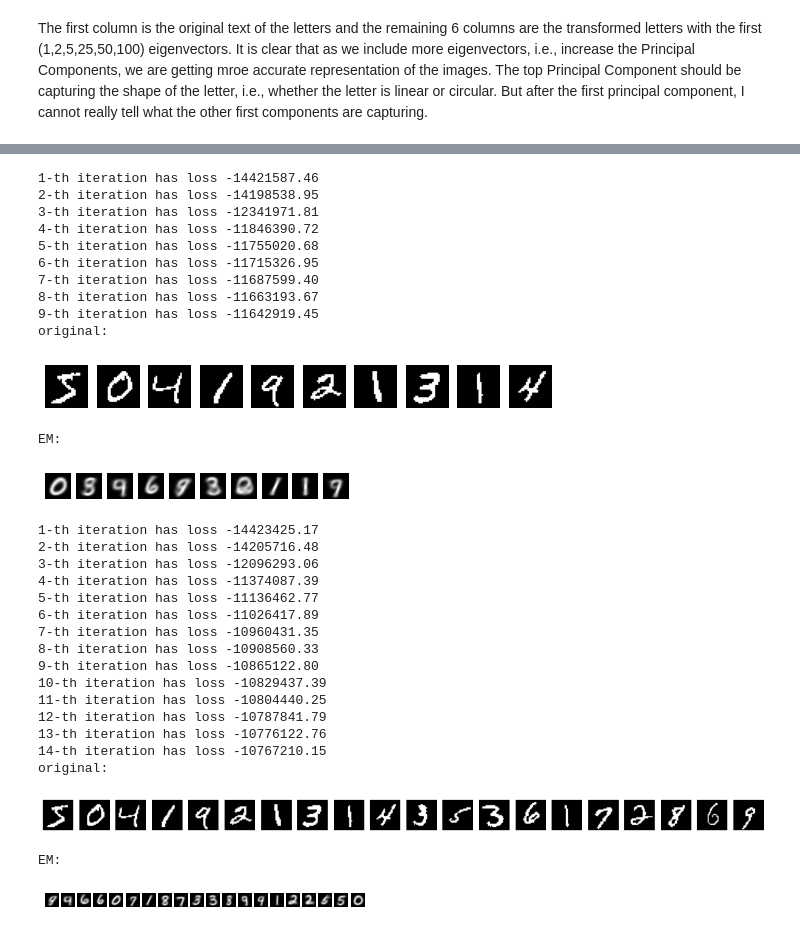
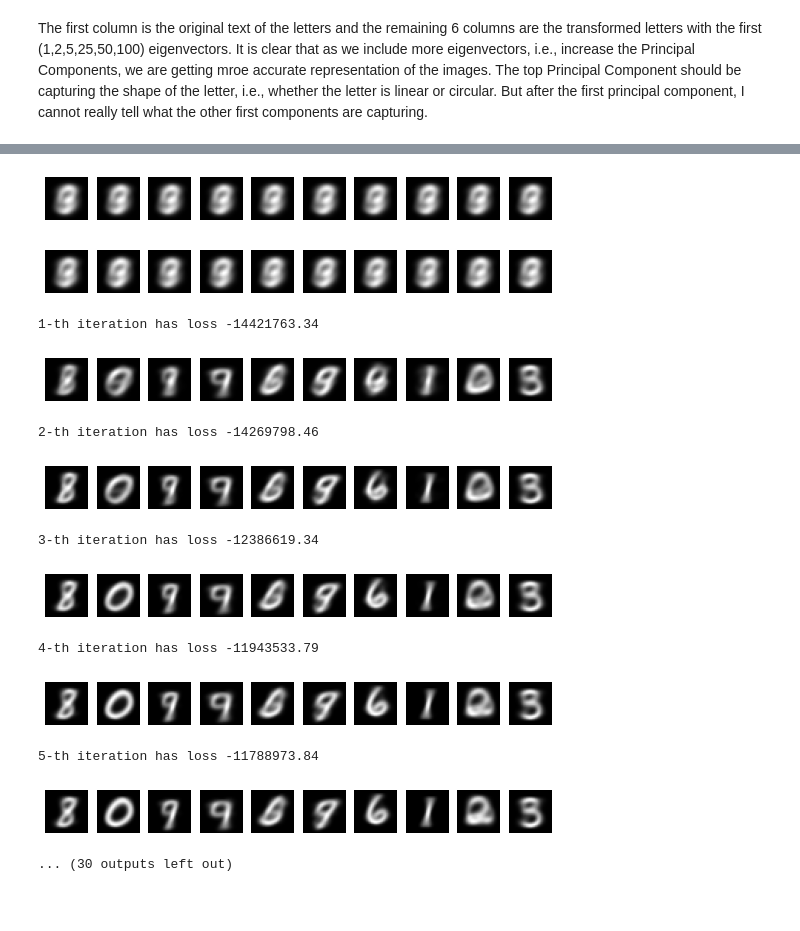
Before and after one commit to richardxd/MachineLearningAlgo, a Jupyter notebook: hw3/hw3code_richard_xu.ipynb, the cells around one changed output, grey strips where cells are left out. Drawn from its saved outputs; the diff is of its cells as text; code cells hidden in the pictures; blank space fills up the shorter version.

```diff
--- a/hw3/hw3code_richard_xu.ipynb
+++ b/hw3/hw3code_richard_xu.ipynb
@@ -144,81 +144,64 @@ def EMAlgo (data, M):
     threshold = 1e-3
 
     # implement the EM algorithm according to lecture week3 day1 slide 6
-    for i in range(M):
+    for i in range(100):
         pi = 1/(N + 2) * (np.sum(W,axis=0)+1) #each iteration the EM algorithm updates pi_new
 
         p = (data.T @ W + 1) @ np.diag(1/(np.sum(W, axis=0)+2)) #result from Q2 quesiton(-1)
         # print("p is: ", p)
+        plt.figure(figsize=(M,M))
+        # print("original:")
+        # for m in range(M):
+        #     plt.subplot(1, M+1, m+1)
+        #     plt.imshow(data[m].reshape(28,28), cmap ='gray')
+        #     plt.axis('off')
+        # plt.show()
+        # print("EM:")
+        for m in range(M):
+            plt.subplot(1, M+1, m+1)
+            plt.imshow(p[:,m].reshape(28,28), cmap='gray')
+            plt.axis('off')
+        plt.show()
 
         # define loss function and compute the differences between successive iterations:
+
         if i > 0:
             prev = loss
             loss = np.sum(np.log(np.sum(np.exp(g), axis=1)))
             print('{0}-th iteration has loss {1:.2F}'.format(i,loss))
             if prev != None and np.abs(loss- prev) / np.abs(prev) < threshold:
                 break
 
         # apply   results from question2 part b
         # g = np.sum(np.dot(data, np.log(p))) + np.sum(np.dot((1-data), np.log(1-p))) + np.log(pi)
         # a matrix of all possible g
 
         g = np.dot(data, np.log(p))
         g = g +  np.dot(1-data, np.log(1-p))
         log_pi = np.diag(np.log(pi))
         g = g +  np.dot(np.ones((N,M)), log_pi)
         g_max = np.max(g, axis=1)
         diff_num = np.exp(g-g_max[np.newaxis].T)
         W = diff_num / (np.sum(diff_num,axis=1))[np.newaxis].T
-    plt.figure(figsize=(M,M))
 
-    print("original:")
-    for m in range(M):
-        plt.subplot(1, M+1, m+1)
-        plt.imshow(data[m].reshape(28,28), cmap ='gray')
-        plt.axis('off')
-    plt.show()
-    print("EM:")
-    for m in range(M):
-        plt.subplot(1, M+1, m+1)
-        plt.imshow(p[:,m].reshape(28,28), cmap='gray')
-        plt.axis('off')
-    plt.show()
 
 
 
 
 
 EMAlgo(data_binarized, 10)
 EMAlgo(data_binarized, 20)
 # %% [output]
+[figure, new version]
+[figure, new version]
-1-th iteration has loss -14421587.46
-2-th iteration has loss -14198538.95
-3-th iteration has loss -12341971.81
-4-th iteration has loss -11846390.72
-5-th iteration has loss -11755020.68
-6-th iteration has loss -11715326.95
-7-th iteration has loss -11687599.40
-8-th iteration has loss -11663193.67
-9-th iteration has loss -11642919.45
-original:
+1-th iteration has loss -14421763.34
-[figure, old version]
+[figure, new version]
-EM:
+2-th iteration has loss -14269798.46
-[figure, old version]
+[figure, new version]
-1-th iteration has loss -14423425.17
-2-th iteration has loss -14205716.48
-3-th iteration has loss -12096293.06
-4-th iteration has loss -11374087.39
-5-th iteration has loss -11136462.77
-6-th iteration has loss -11026417.89
-7-th iteration has loss -10960431.35
-8-th iteration has loss -10908560.33
-9-th iteration has loss -10865122.80
-10-th iteration has loss -10829437.39
-11-th iteration has loss -10804440.25
-12-th iteration has loss -10787841.79
-13-th iteration has loss -10776122.76
-14-th iteration has loss -10767210.15
-original:
+3-th iteration has loss -12386619.34
-[figure, old version]
+[figure, added]
-EM:
+4-th iteration has loss -11943533.79
-[figure, old version]
+[figure, added]
+5-th iteration has loss -11788973.84
+[figure, added]
+... (30 outputs left out)
```
Also changed, not shown: parts of 2 cells of this notebook.
